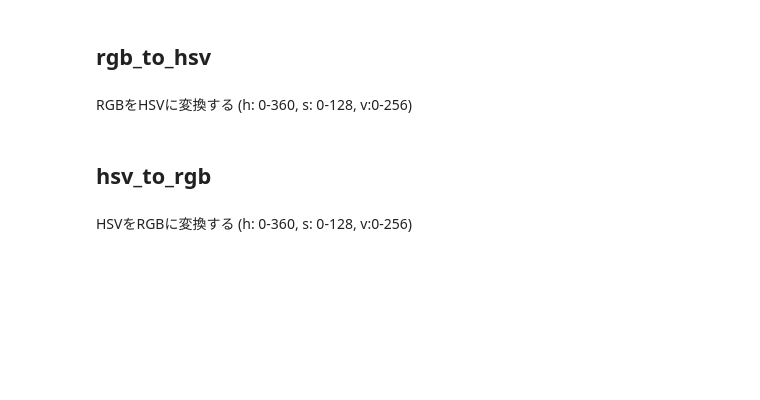
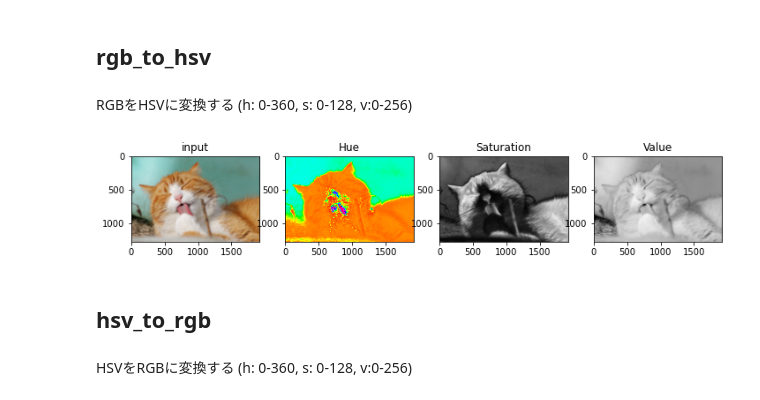
Before and after one commit to kotabrog/image_100, a Jupyter notebook: notebook/hsv.ipynb, the cells around one changed output. Saved outputs shown, nothing was run; the diff lists cells and outputs as text; code cells hidden in the pictures; blank space fills up the shorter version.

Commit message:
add show hsv

```diff
--- a/notebook/hsv.ipynb
+++ b/notebook/hsv.ipynb
@@ -22,6 +22,9 @@ plt.show()
 RGBをHSVに変換する (h: 0-360, s: 0-128, v:0-256)
 # %%
 img_hsv = hsv.rgb_to_hsv(img_orig)
+show_img.show_img_origin_and_hsv(img_orig, img_hsv)
+# %% [output]
+[figure, added]
 # %% [markdown]
 ## hsv_to_rgb
 # %% [markdown]
```
Also changed, not shown: 1 other file.
